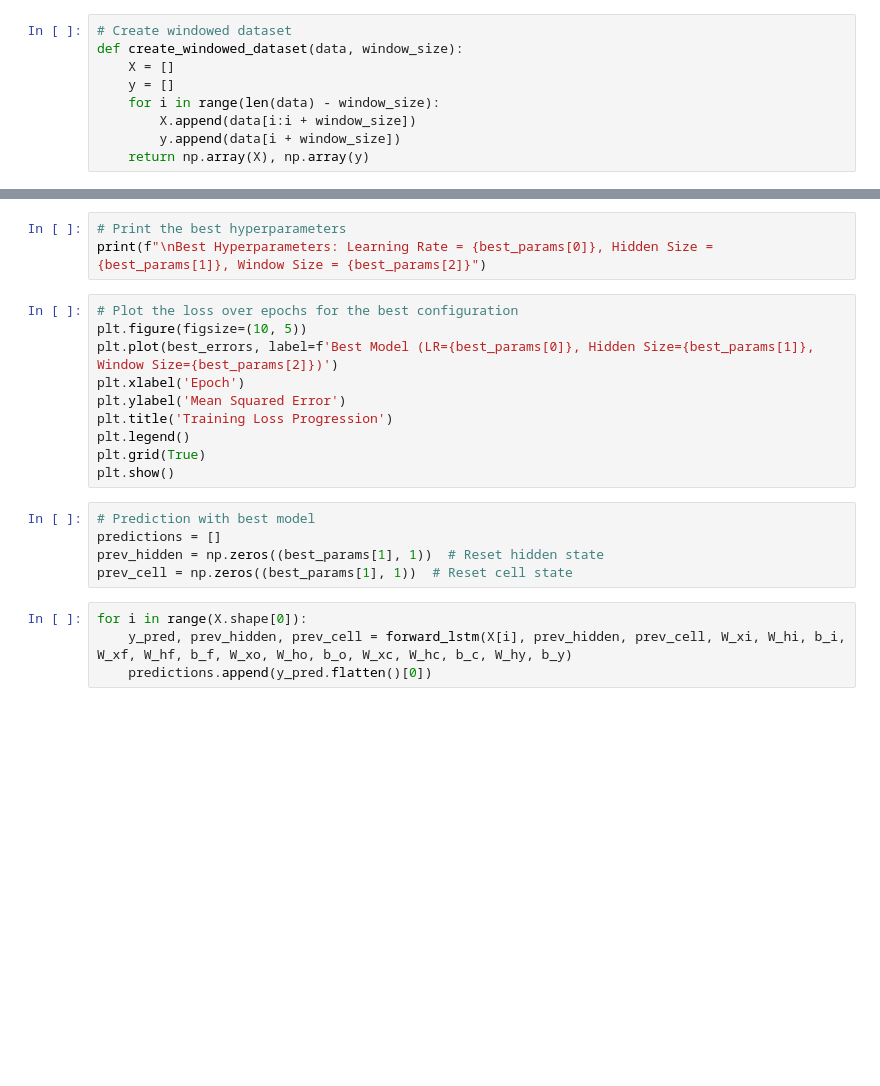
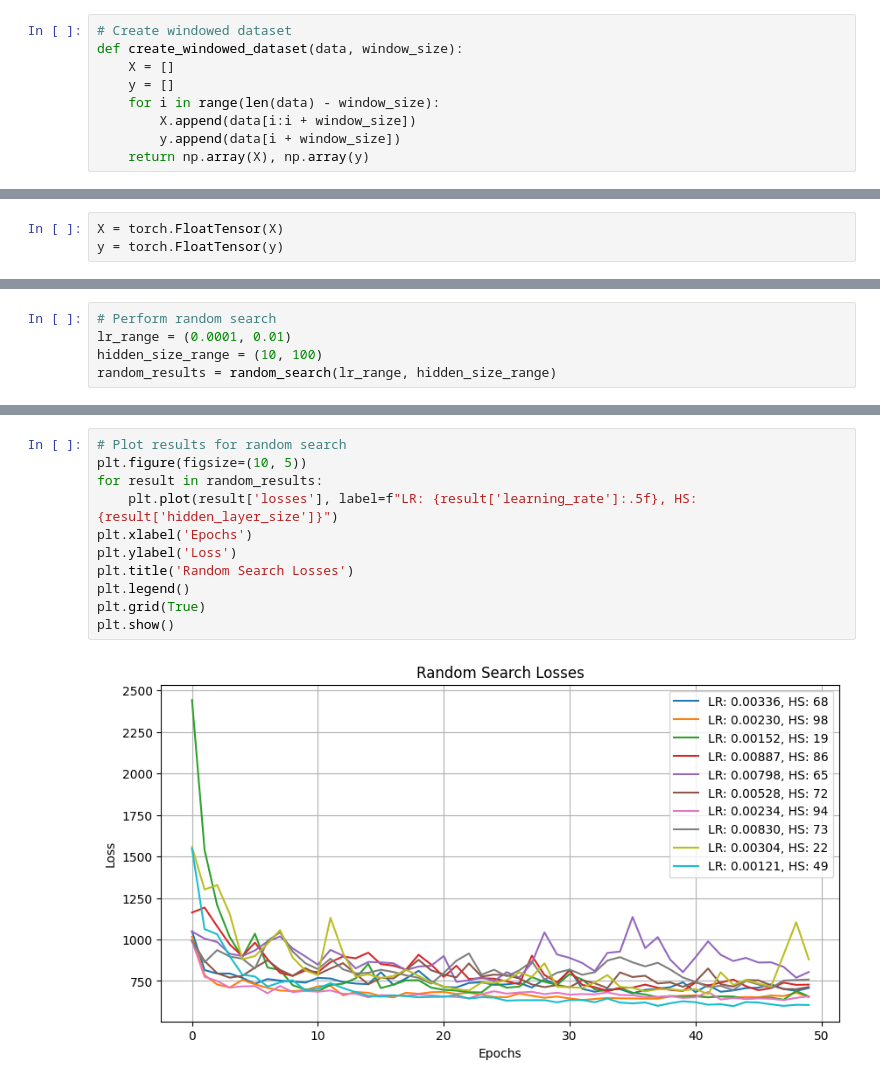
Before and after one commit to roderickperez/NeuralNetworksCourseOMV, a Jupyter notebook: 11_LSTM_HyperparamerTuning_sunspots.ipynb, the cells around one changed output, grey strips where cells are left out. Saved outputs shown, nothing was run; the diff lists cells and outputs as text; blank space fills up the shorter version.

```diff
--- a/11_LSTM_HyperparamerTuning_sunspots.ipynb
+++ b/11_LSTM_HyperparamerTuning_sunspots.ipynb
@@ -229,0 +113,3 @@ KeyboardInterrupt:
+# %%
+X = torch.FloatTensor(X)
+y = torch.FloatTensor(y)
@@ -230 +195,6 @@ KeyboardInterrupt:
+# %%
+# Perform random search
+lr_range = (0.0001, 0.01)
+hidden_size_range = (10, 100)
+random_results = random_search(lr_range, hidden_size_range)
 # %%
@@ -244,22 +213,13 @@ plot_loss(errors)
-# %%
-# Print the best hyperparameters
-print(f"\nBest Hyperparameters: Learning Rate = {best_params[0]}, Hidden Size = {best_params[1]}, Window Size = {best_params[2]}")
 # %%
-# Plot the loss over epochs for the best configuration
+# Plot results for random search
 plt.figure(figsize=(10, 5))
-plt.plot(best_errors, label=f'Best Model (LR={best_params[0]}, Hidden Size={best_params[1]}, Window Size={best_params[2]})')
-plt.xlabel('Epoch')
-plt.ylabel('Mean Squared Error')
-plt.title('Training Loss Progression')
+for result in random_results:
+    plt.plot(result['losses'], label=f"LR: {result['learning_rate']:.5f}, HS: {result['hidden_layer_size']}")
+plt.xlabel('Epochs')
+plt.ylabel('Loss')
+plt.title('Random Search Losses')
 plt.legend()
 plt.grid(True)
 plt.show()
+# %% [output]
+[figure, added]
-# %%
-# Prediction with best model
-predictions = []
-prev_hidden = np.zeros((best_params[1], 1))  # Reset hidden state
-prev_cell = np.zeros((best_params[1], 1))  # Reset cell state
-# %%
-for i in range(X.shape[0]):
-    y_pred, prev_hidden, prev_cell = forward_lstm(X[i], prev_hidden, prev_cell, W_xi, W_hi, b_i, W_xf, W_hf, b_f, W_xo, W_ho, b_o, W_xc, W_hc, b_c, W_hy, b_y)
-    predictions.append(y_pred.flatten()[0])
```
Also changed, not shown: parts of 27 cells of this notebook.
